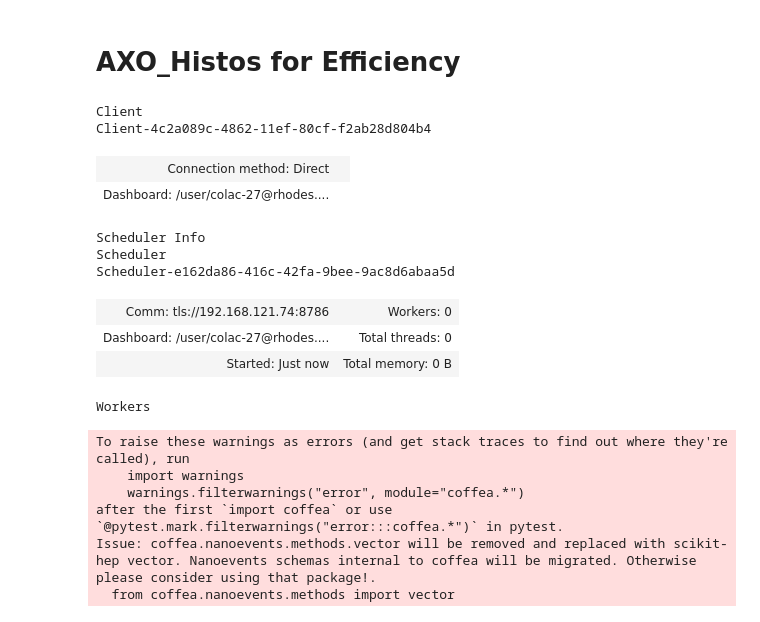
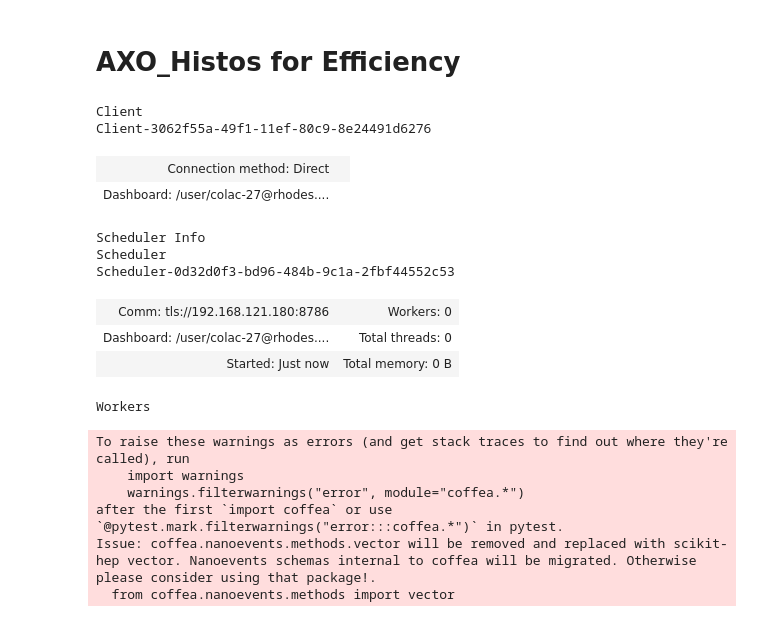
Before and after one commit to ellisonscheuller/coffea_casa, a Jupyter notebook: AXO_Efficiency.ipynb, the cells around one changed output. Cells and saved outputs as stored; diff of their text form; code cells hidden in the pictures.

```diff
--- a/AXO_Efficiency.ipynb
+++ b/AXO_Efficiency.ipynb
@@ -3,17 +3,17 @@
 # %%
 from dask.distributed import Client
 
-client = Client("tls://192.168.121.74:8786")
+client = Client("tls://192.168.121.180:8786")
 client
 # %% [output]
 Client
-Client-4c2a089c-4862-11ef-80cf-f2ab28d804b4
+Client-3062f55a-49f1-11ef-80c9-8e24491d6276
 | Connection method: Direct |  |
 | Dashboard: /user/colac-27@rhodes.... |  |
 Scheduler Info
 Scheduler
-Scheduler-e162da86-416c-42fa-9bee-9ac8d6abaa5d
+Scheduler-0d32d0f3-bd96-484b-9c1a-2fbf44552c53
-| Comm: tls://192.168.121.74:8786 | Workers: 0 |
+| Comm: tls://192.168.121.180:8786 | Workers: 0 |
 | Dashboard: /user/colac-27@rhodes.... | Total threads: 0 |
 | Started: Just now | Total memory: 0 B |
 Workers
```
Also changed, not shown: parts of 17 cells of this notebook.
